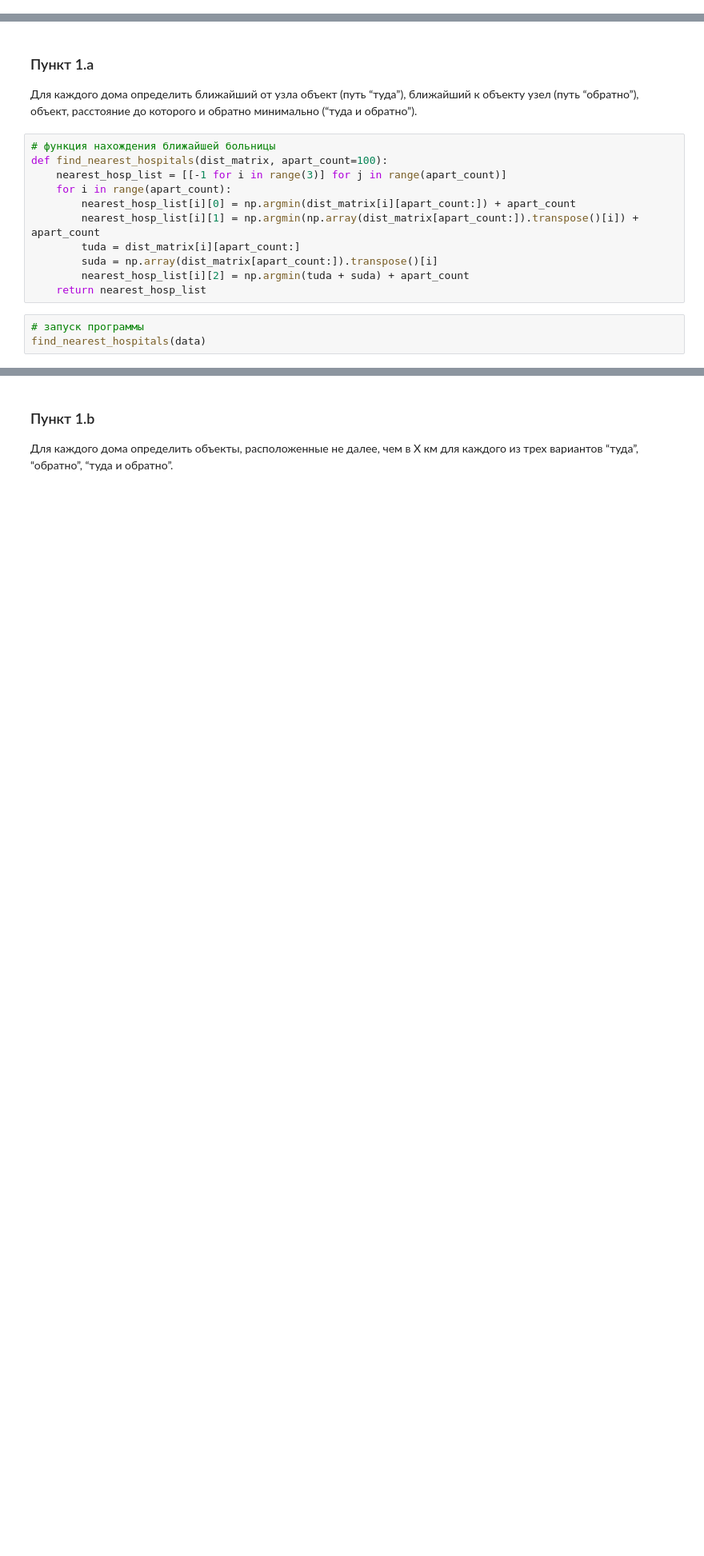
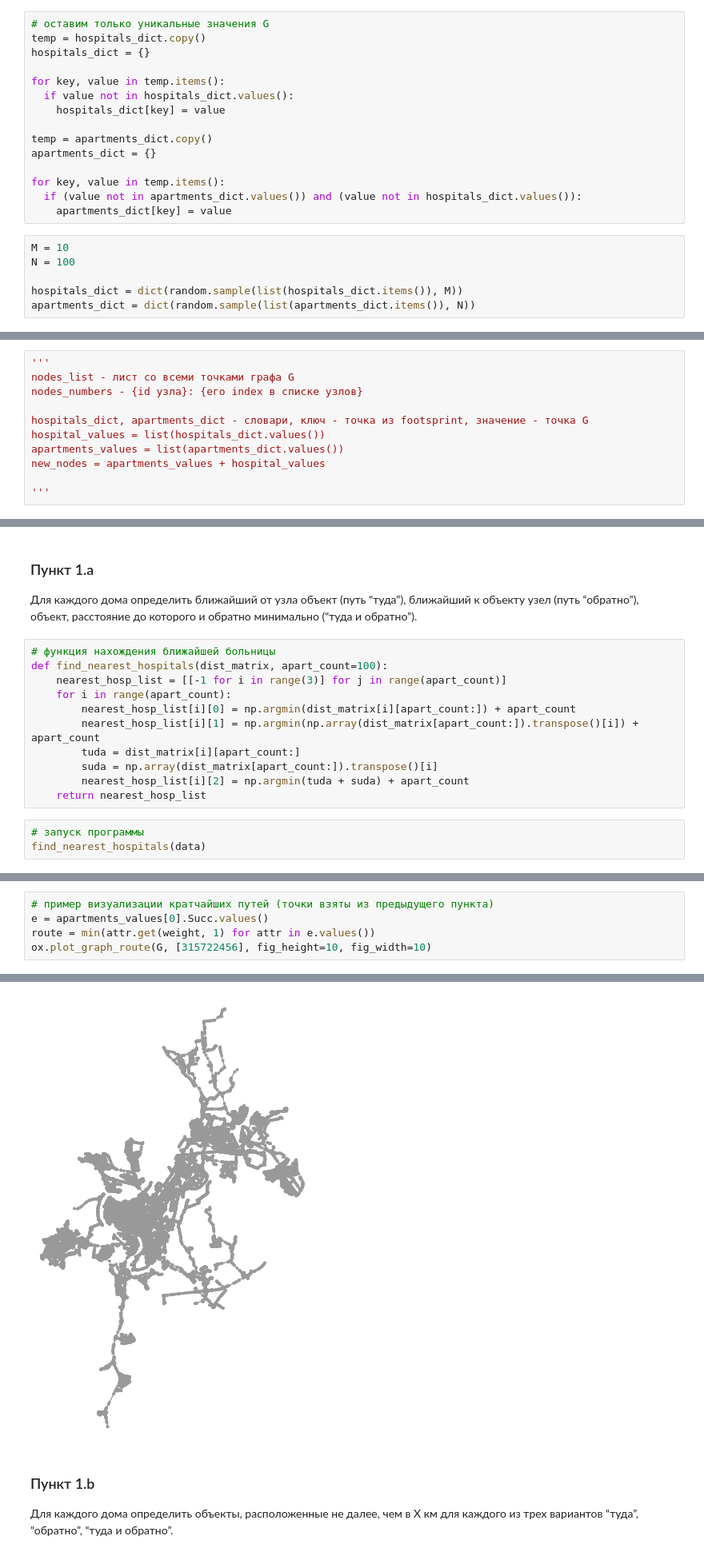
Before and after one commit to oksanamda/OSM-Graphs, a Jupyter notebook: python-things/mygraphs.ipynb, the cells around one changed output, grey strips where cells are left out. Shown: that part at 80% size. Cells and saved outputs as stored; diff of their text form; blank space fills up the shorter version.

```diff
--- a/python-things/mygraphs.ipynb
+++ b/python-things/mygraphs.ipynb
@@ -147,0 +149,21 @@ for i in range(len(G_pd)):
+# %%
+# оставим только уникальные значения G
+temp = hospitals_dict.copy()
+hospitals_dict = {}
+
+for key, value in temp.items():
+  if value not in hospitals_dict.values():
+    hospitals_dict[key] = value
+
+temp = apartments_dict.copy()
+apartments_dict = {}
+
+for key, value in temp.items():
+  if (value not in apartments_dict.values()) and (value not in hospitals_dict.values()):
+    apartments_dict[key] = value
+# %%
+M = 10
+N = 100
+
+hospitals_dict = dict(random.sample(list(hospitals_dict.items()), M))
+apartments_dict = dict(random.sample(list(apartments_dict.items()), N))
@@ -180,0 +188,11 @@ print(time.time() - start)
+# %%
+'''
+nodes_list - лист со всеми точками графа G
+nodes_numbers - {id узла}: {его index в списке узлов}
+
+hospitals_dict, apartments_dict - словари, ключ - точка из footsprint, значение - точка G
+hospital_values = list(hospitals_dict.values())
+apartments_values = list(apartments_dict.values())
+new_nodes = apartments_values + hospital_values
+
+'''
@@ -335,0 +507,6 @@ find_nearest_hospitals(data)
+# %%
+# пример визуализации кратчайших путей (точки взяты из предыдущего пункта)
+e = apartments_values[0].Succ.values()
+route = min(attr.get(weight, 1) for attr in e.values())
+ox.plot_graph_route(G, [315722456], fig_height=10, fig_width=10)
+# %% [output]
@@ -336,3 +514,4 @@ find_nearest_hospitals(data)
+[figure, added]
 # %% [markdown]
 ### Пункт 1.b
 Для каждого дома определить объекты, расположенные не далее, чем в X км для каждого из трех вариантов “туда”, “обратно”, “туда и обратно”.
```
Also changed, not shown: parts of 70 cells of this notebook.
